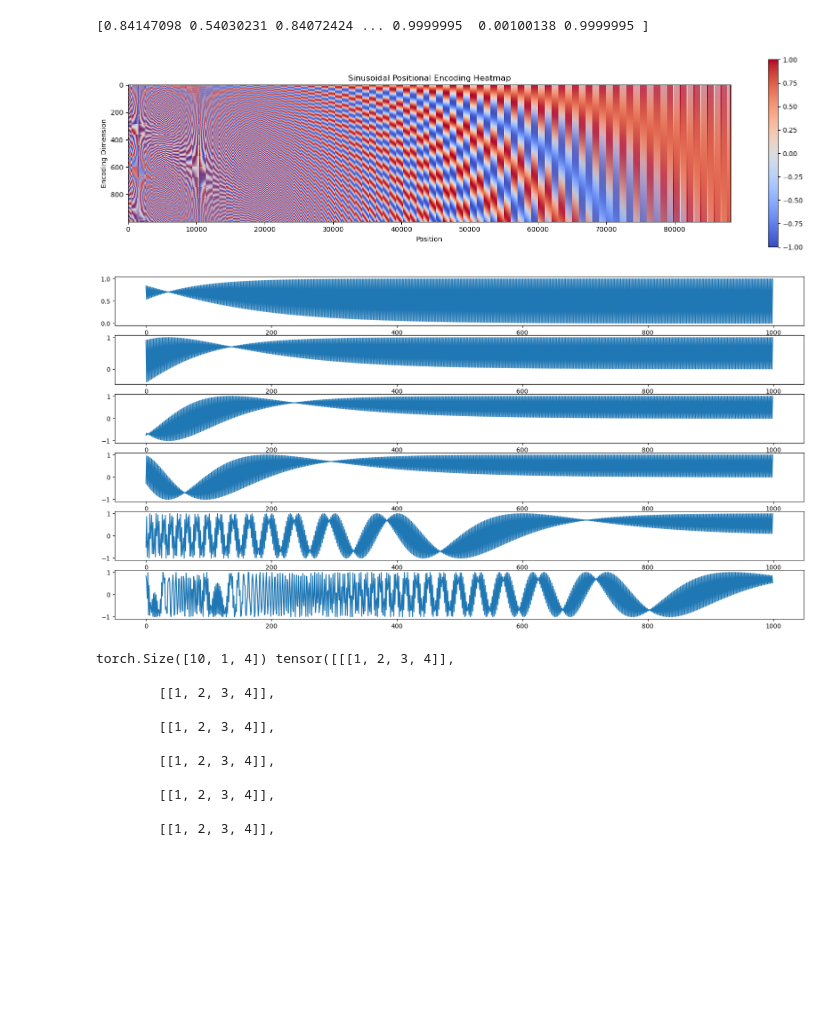
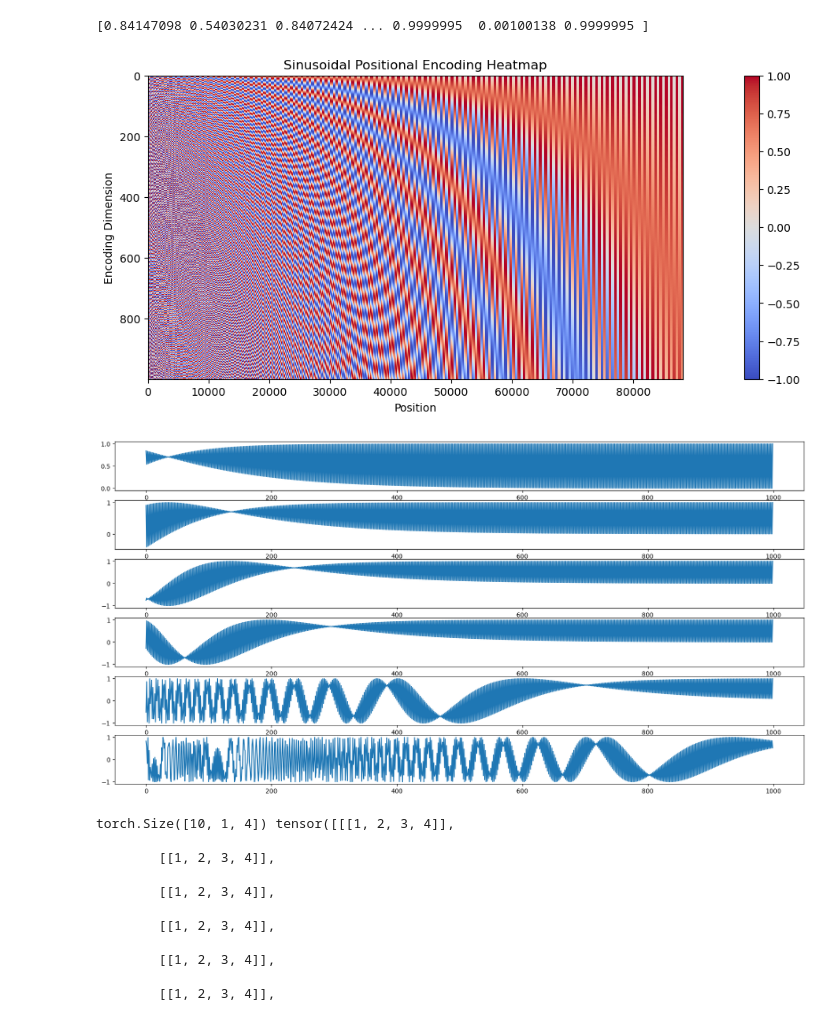
Before and after one commit to timowendner/AudioDiffusion, a Jupyter notebook: sinusoidal.ipynb, the cells around one changed output. Cells and saved outputs as stored; diff of their text form; code cells hidden in the pictures; blank space fills up the shorter version.

```diff
--- a/sinusoidal.ipynb
+++ b/sinusoidal.ipynb
@@ -30,35 +30,35 @@ def plotSinusoidal(sinusoidal: np.array):
     """
     Plots a heatmap of a sinusoidal positional encoding.
 
     Args:
     - sinusoidal: A numpy array containing the sinusoidal encoding. The array should have shape (num_positions, encoding_dim).
     """
     # Create a new figure
     plt.figure(figsize=(20, 5))
 
     # Plot the heatmap
-    heatmap = plt.imshow(sinusoidal, cmap='coolwarm', interpolation='nearest', aspect=20)
+    heatmap = plt.imshow(sinusoidal, cmap='coolwarm', interpolation='nearest', aspect=50)
 
     # Add a colorbar to the plot
     plt.colorbar(heatmap)
 
     # Set the x and y labels
     plt.xlabel('Position')
     plt.ylabel('Encoding Dimension')
 
     # Set the title of the plot
     plt.title('Sinusoidal Positional Encoding Heatmap')
 
     # Show the plot
     plt.show()
 
 plotSinusoidal(np.array([sinusoidal(i, 88200) for i in range(1000)]))
 r = [1,2,4,6,100,1000]
 fig, axs = plt.subplots(len(r),1, figsize=(20,10))
 for i, j in enumerate(r):
     axs[i].plot(sinusoidal(j,1000))
 # %% [output]
-[figure, old version]
+[figure, new version]
 [figure]
 # %%
 a = torch.tensor([1,2,3,4])
```
Also changed, not shown: 2 other files.
